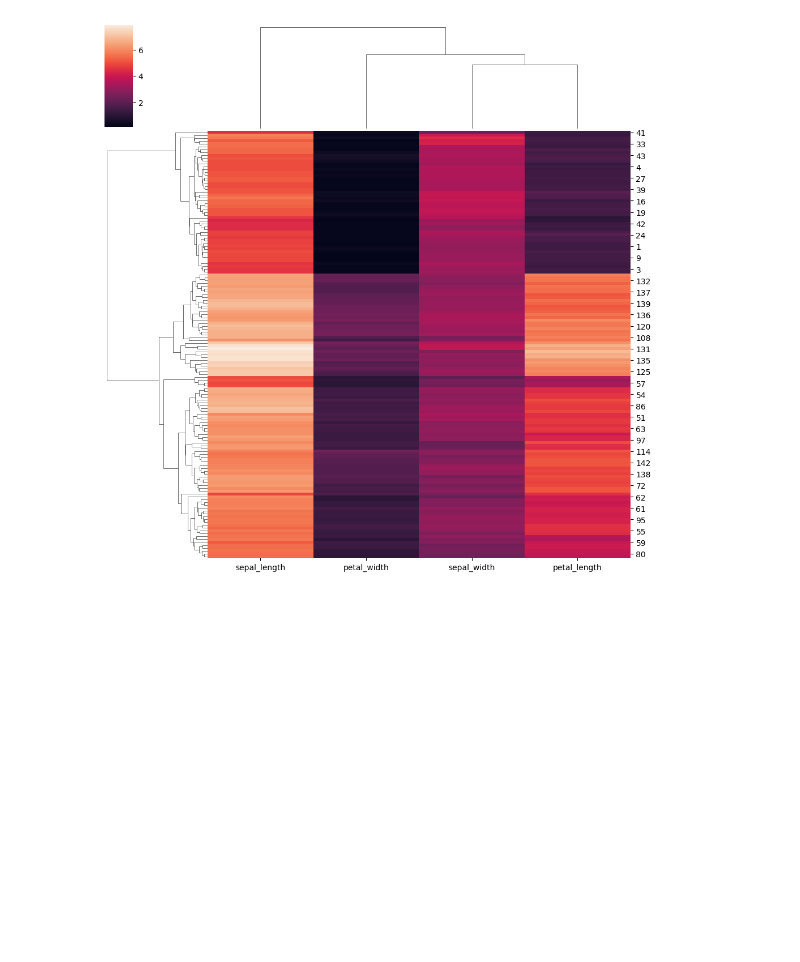
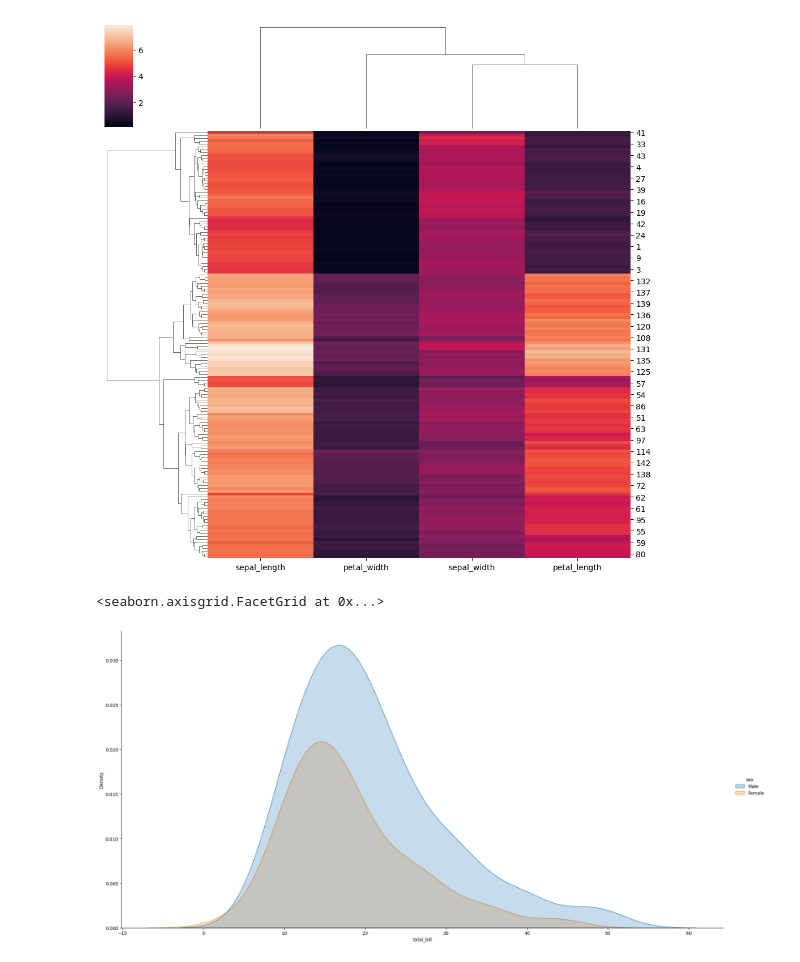
Before and after one commit to Muhammad-Waleed-Source/Seaborn, a Jupyter notebook: Seaborn_1.ipynb, the cells around one changed output. Saved outputs shown, nothing was run; the diff lists cells and outputs as text; code cells hidden in the pictures; blank space fills up the shorter version.

Commit message:
Size of figure level functions using heigh and aspect

```diff
--- a/Seaborn_1.ipynb
+++ b/Seaborn_1.ipynb
@@ -579,3 +579,11 @@ sns.clustermap(iris.iloc[:, [0, 1, 2, 3]])
 # %% [output]
 <seaborn.matrix.ClusterGrid at 0x...>
 [figure]
+# %%
+# Controlling height and width of figure level functions
+sns.displot(tips, x='total_bill', kind='kde', hue='sex', fill=True, height=10,aspect=2)
+
+# aspect is for the width, so aspect=2 means double the width w.r.t to height. So width automatically adjusted with height.
+# %% [output]
+<seaborn.axisgrid.FacetGrid at 0x...>
+[figure, added]
```
